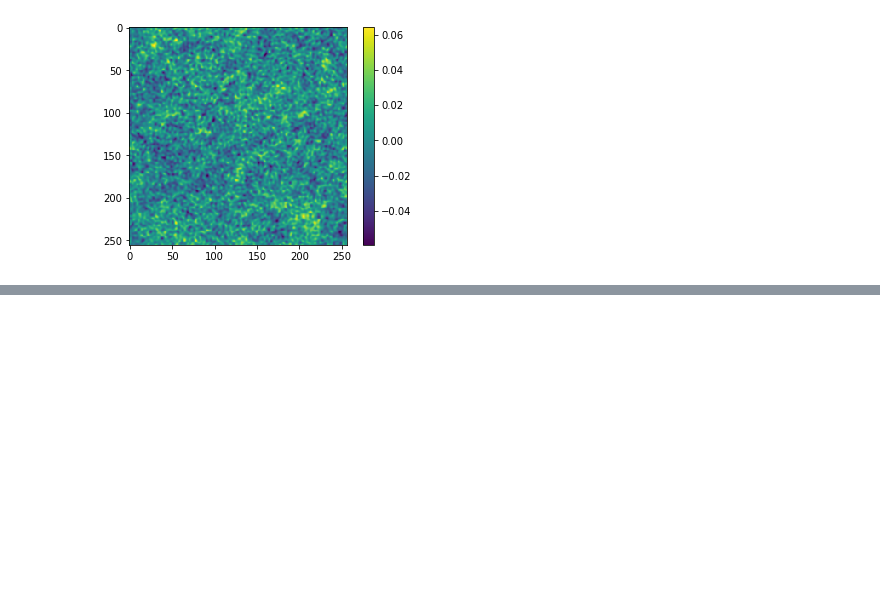
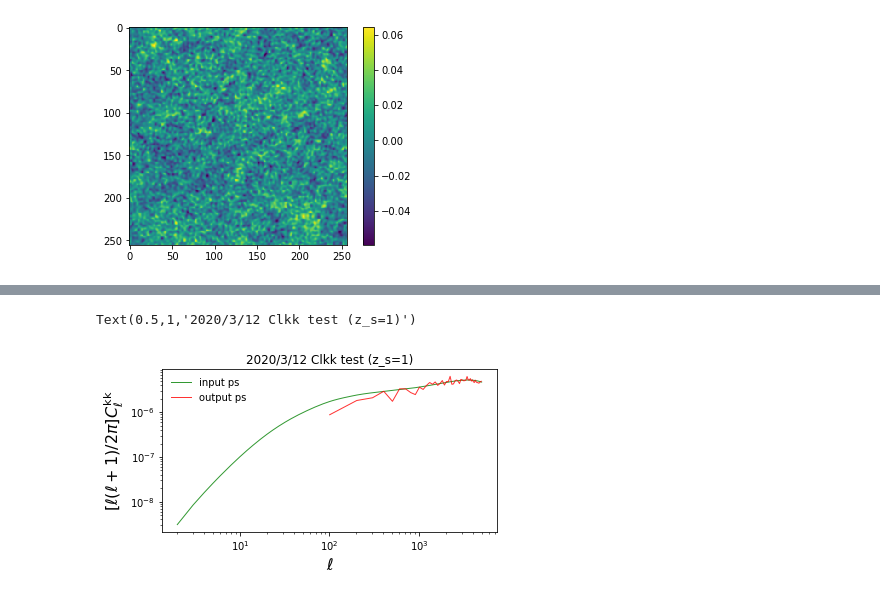
Before and after one commit to liuxx479/Outlier, a Jupyter notebook: GRF.ipynb, the cells around one changed output, grey strips where cells are left out. Saved outputs shown, nothing was run; the diff lists cells and outputs as text; code cells hidden in the pictures; blank space fills up the shorter version.

```diff
--- a/GRF.ipynb
+++ b/GRF.ipynb
@@ -188,0 +221,13 @@ colorbar()
+# %%
+figure(3, figsize=(6,3))
+xscale('log');yscale('log');#xlim(2,2500)
+xlabel(r'$\ell$',fontsize=16)
+ylabel(r'$[\ell(\ell+1)/2\pi]  C_\ell^\mathrm{kk}$',fontsize=16)
+plot(iell,iclkk*iell*(iell+1)/2./pi,'g-',lw=1,alpha=0.8,label='input ps')
+plot(iell_test,iclkk_test*iell_test*(iell_test+1)/2./pi,'r-',lw=1,alpha=0.8,label='output ps')
+#xlim(30,5e4)
+legend(loc=0,frameon=0)
+title('2020/3/12 Clkk test (z_s=1)')
+# %% [output]
+Text(0.5,1,'2020/3/12 Clkk test (z_s=1)')
+[figure, added]
```
Also changed, not shown: parts of 9 cells of this notebook.
